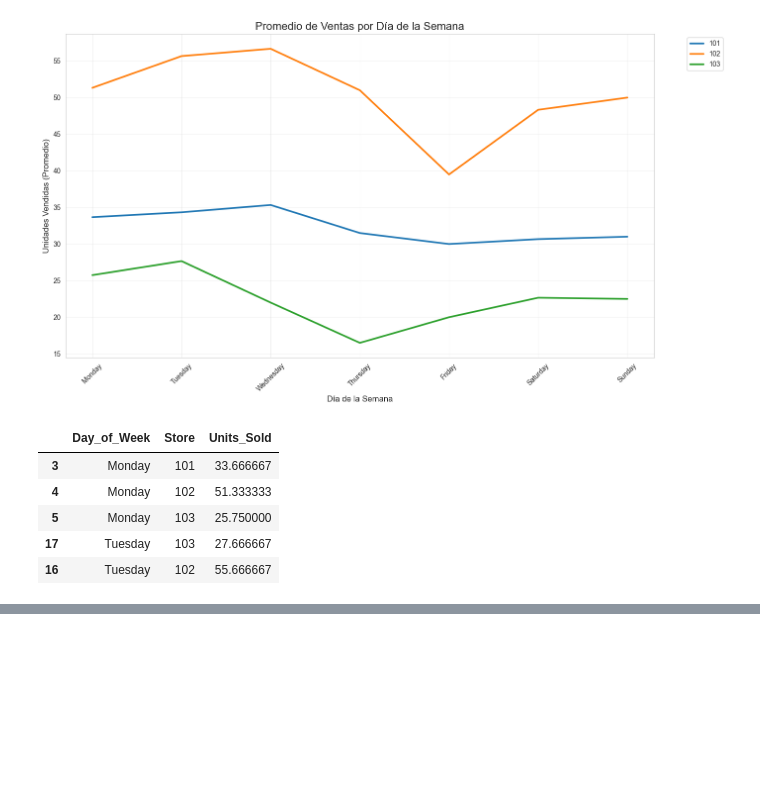
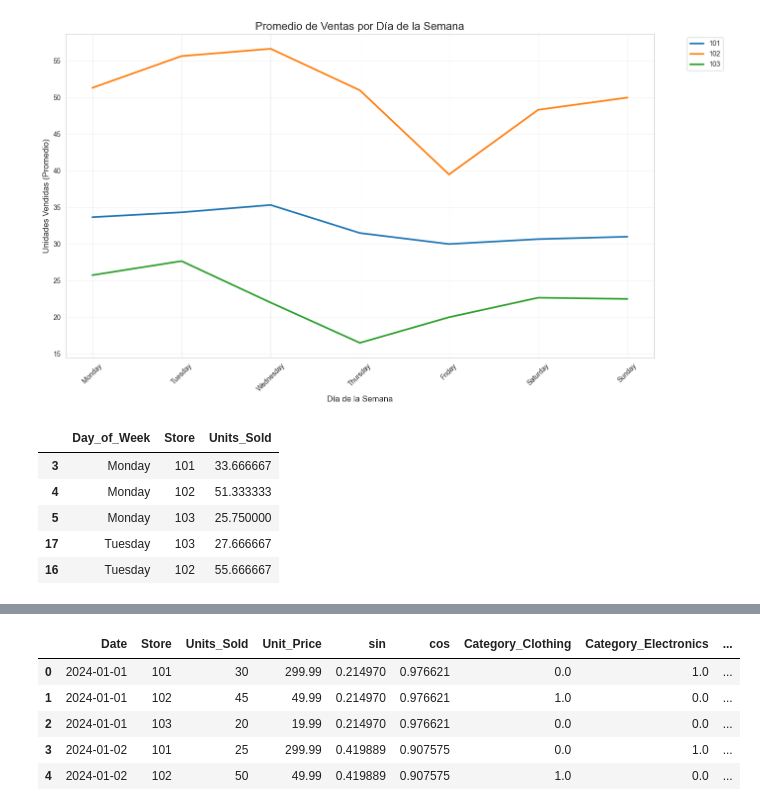
Before and after one commit to nicoherza-pascu/Club_IA-2, a Jupyter notebook: practica.ipynb, the cells around one changed output, grey strips where cells are left out. Cells and saved outputs as stored; diff of their text form; code cells hidden in the pictures; blank space fills up the shorter version.

```diff
--- a/practica.ipynb
+++ b/practica.ipynb
@@ -550,0 +654,22 @@ df_encoded.head()
+# %%
+import pandas as pd
+from sklearn.preprocessing import OneHotEncoder
+
+categorical_columns = df_ordenado_asc.select_dtypes(include=['object']).columns.tolist()
+encoder = OneHotEncoder(sparse_output=False)
+
+one_hot_encoded = encoder.fit_transform(df_ordenado_asc[categorical_columns])
+
+one_hot_df = pd.DataFrame(one_hot_encoded, columns=encoder.get_feature_names_out(categorical_columns))
+
+df_encoded = pd.concat([df_ordenado_asc, one_hot_df], axis=1)
+
+df_encoded = df_encoded.drop(categorical_columns, axis=1)
+df_encoded.head()
+# %% [output]
+|  | Date | Store | Units_Sold | Unit_Price | sin | cos | Category_Clothing | Category_Electronics | ... |
+| 0 | 2024-01-01 | 101 | 30 | 299.99 | 0.214970 | 0.976621 | 0.0 | 1.0 | ... |
+| 1 | 2024-01-01 | 102 | 45 | 49.99 | 0.214970 | 0.976621 | 1.0 | 0.0 | ... |
+| 2 | 2024-01-01 | 103 | 20 | 19.99 | 0.214970 | 0.976621 | 0.0 | 0.0 | ... |
+| 3 | 2024-01-02 | 101 | 25 | 299.99 | 0.419889 | 0.907575 | 0.0 | 1.0 | ... |
+| 4 | 2024-01-02 | 102 | 50 | 49.99 | 0.419889 | 0.907575 | 1.0 | 0.0 | ... |
```
Also changed, not shown: parts of 17 cells of this notebook.
